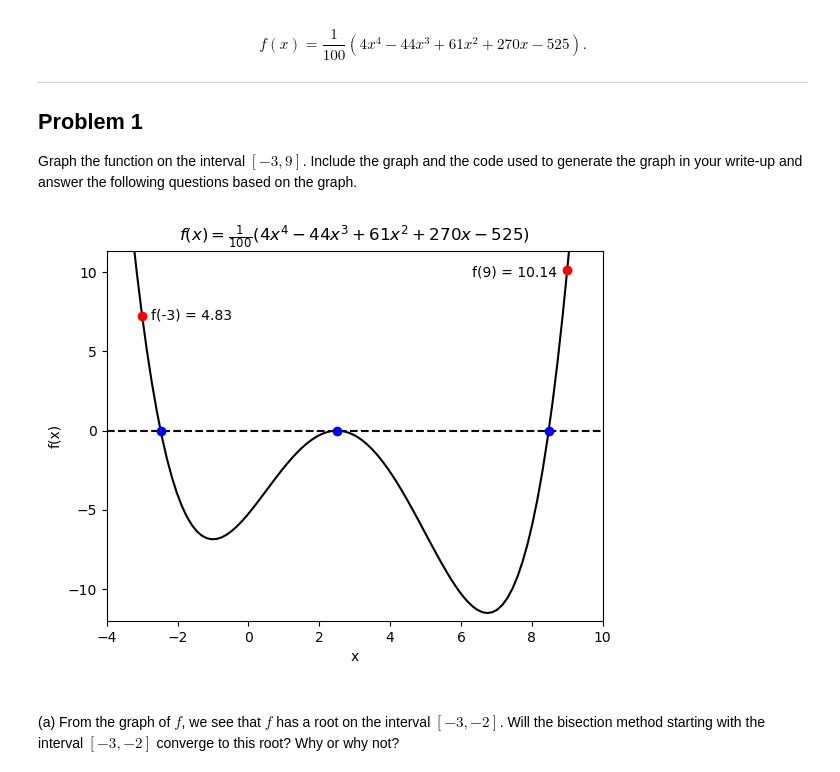
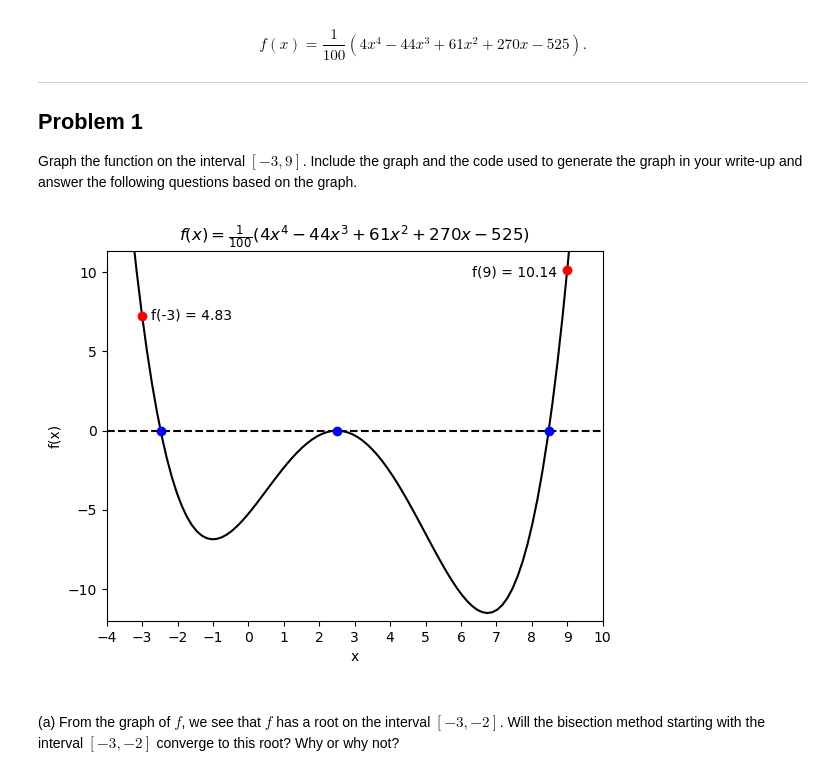
Before and after one commit to Devere-Anthony/MAD4401-Numerical-Analysis, a Jupyter notebook: Project 1/project1.ipynb, the cells around one changed output. Drawn from its saved outputs; the diff is of its cells as text; code cells hidden in the pictures.

```diff
--- a/Project 1/project1.ipynb
+++ b/Project 1/project1.ipynb
@@ -26,29 +27,33 @@ def fp(x):
 # %%
 # graph f(x) on [-3,9]
 x = np.linspace(-4, 10, 100)    # generate 1000 evenly spaced points on (-10,10)
 vf = np.vectorize(f)    # create vectorized implementation of this function
 
 # plot graphic
 plt.plot(x, vf(x), 'k')    # plot vf(x) vs x
 plt.plot([-4,10], [0,0], 'k--')    # plot horizontal line across
 plt.axis([-4, 10, -12 , f(9.05)]);   # adjust axes to fit only interval
 
 
 # other plot asthetics
 plt.title(r'$f(x) = \frac{1}{100}(4x^4-44x^3+61x^2+270x-525)$')
 plt.xlabel('x')
 plt.ylabel('f(x)');
 
 # plot points of interest
 plt.plot(-3, f(-3), 'ro')
 plt.text(-2.75, 7, r'f(-3) = 4.83')    # add label to point
 plt.plot(9, f(9),'ro')
 plt.text(6.3, 9.75, r'f(9) = 10.14')   # add label to point
 plt.plot(-2.477, f(-2.477), 'bo')
 plt.plot(2.5, f(2.5), 'bo')
-plt.plot(8.477, f(8.477), 'bo');
+plt.plot(8.477, f(8.477), 'bo')
+
+# adjust ticks
+plt.xticks(np.arange(-4,11,1));
+#plt.axvline(x = -3, color = 'b', label = 'axvline - full height')
 # %% [output]
-[figure, old version]
+[figure, new version]
 # %% [markdown]
 <br>
 (a) From the graph of $f$, we see that $f$ has a root on the interval $[-3,-2]$. Will the bisection method starting with the interval $[-3,-2]$ converge to this root? Why or why not?
```
Also changed, not shown: parts of 14 cells of this notebook.
